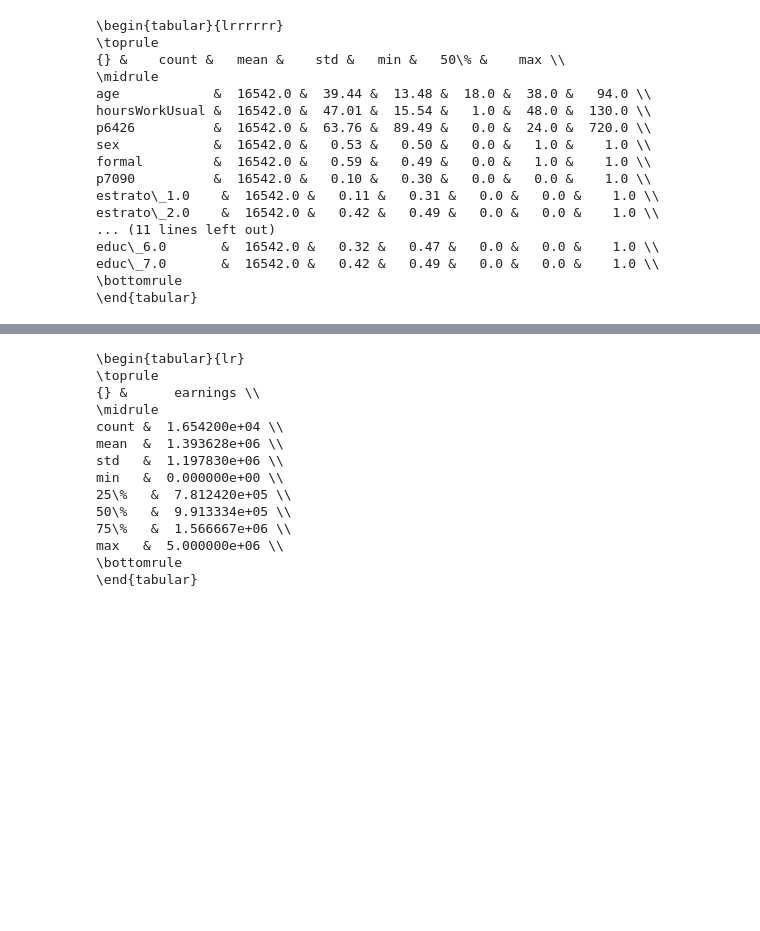
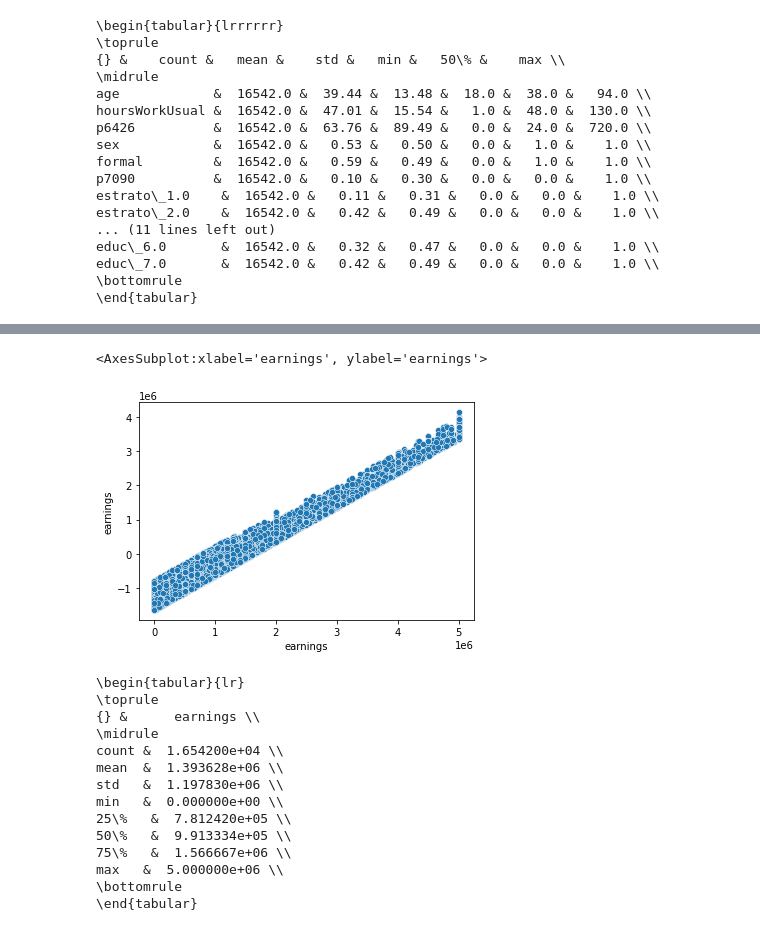
Before and after one commit to sdpinilla18/PS1_BD-ML, a Jupyter notebook: Test_code.ipynb, the cells around one changed output, grey strips where cells are left out. Drawn from its saved outputs; the diff is of its cells as text; code cells hidden in the pictures; blank space fills up the shorter version.

```diff
--- a/Test_code.ipynb
+++ b/Test_code.ipynb
@@ -184 +199,7 @@ dtype: float64
+# %%
+epsilon=dfi["earnings"]-y_hat
+sns.scatterplot( x=dfi["earnings"], y=epsilon)
+# %% [output]
+<AxesSubplot:xlabel='earnings', ylabel='earnings'>
+[figure, added]
 # %%
```
Also changed, not shown: parts of 17 cells of this notebook, 1 other file.
